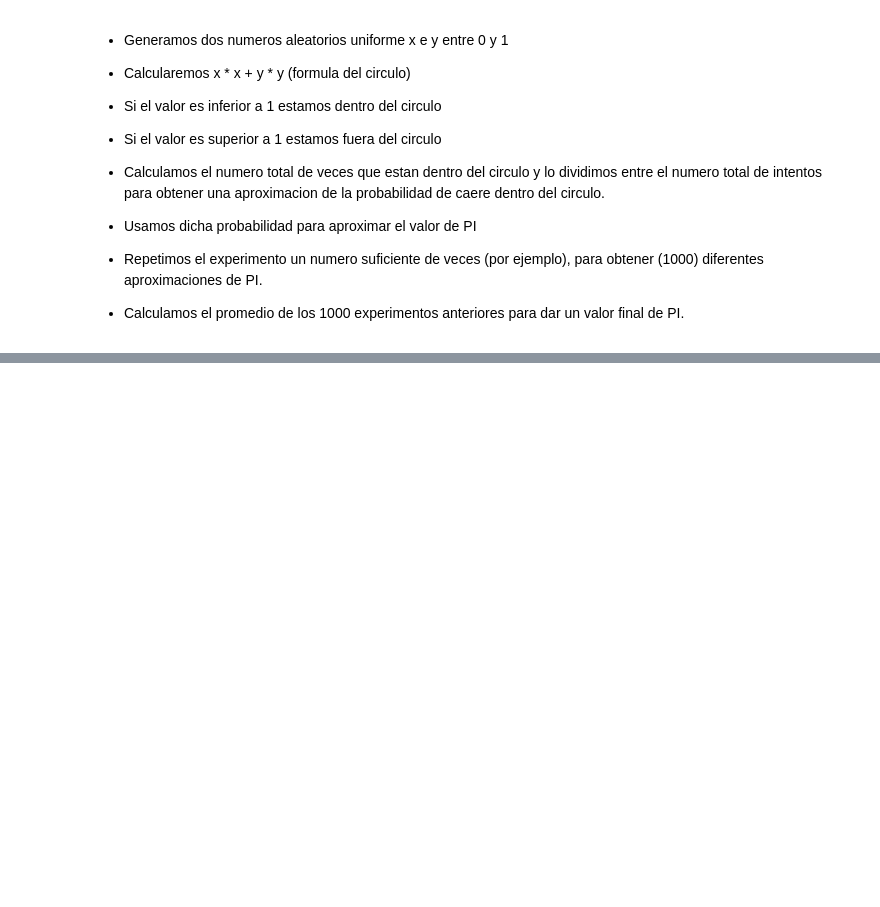
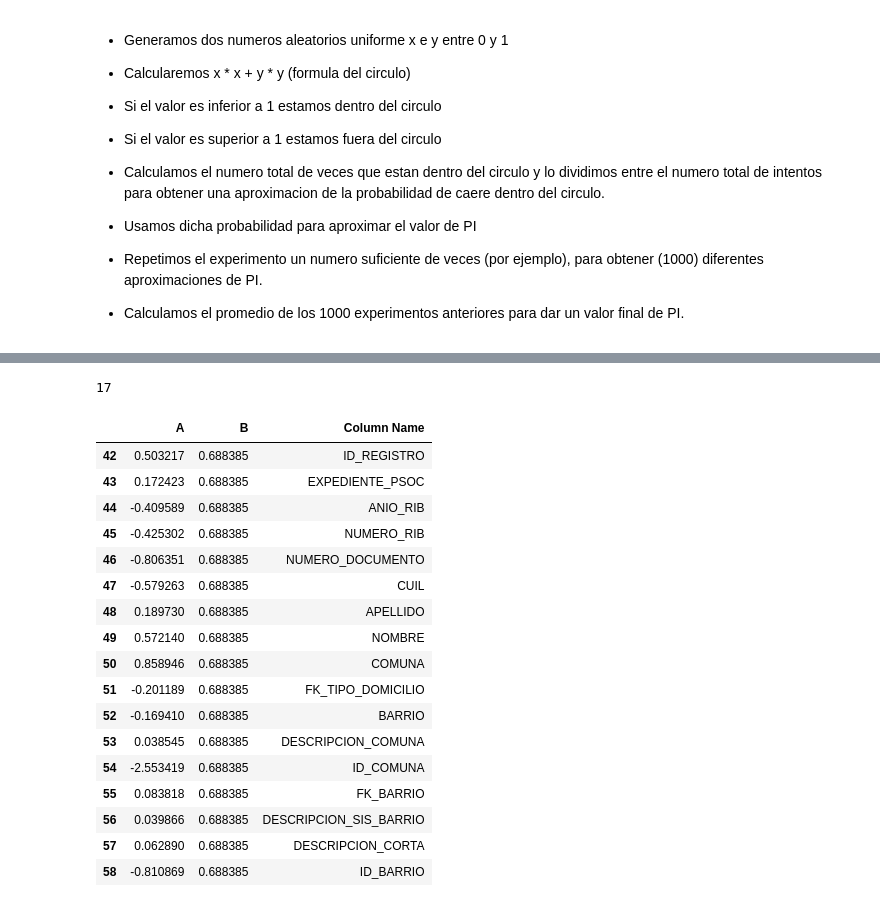
Before and after one commit to fedeflores25/Data-Science, a Jupyter notebook: T2- 2 - Data Cleaning - Funciones de distribucion de probabilidad.ipynb, the cells around one changed output, grey strips where cells are left out. Drawn from its saved outputs; the diff is of its cells as text; code cells hidden in the pictures; blank space fills up the shorter version.

```diff
--- a/T2- 2 - Data Cleaning - Funciones de distribucion de probabilidad.ipynb
+++ b/T2- 2 - Data Cleaning - Funciones de distribucion de probabilidad.ipynb
@@ -108,0 +162,2 @@ Valor aproximado final: 3.1415512000000008
+# %%
+data = pd.read_csv("C://Users/20385265035/Desktop/Proyectos de Python/datasets/PCLConComunas.txt",sep=";")
@@ -108,0 +173,36 @@ Valor aproximado final: 3.1415512000000008
+# %%
+colum_names = data.columns.values.tolist()
+# %%
+a = len(colum_names)
+a
+# %% [output]
+17
+# %%
+new_data = pd.DataFrame(
+    {
+        "A": np.random.randn(a),
+        "B": np.random.uniform(),
+        "Column Name": colum_names
+    }, index =range(42,42+a)
+)
+# %%
+new_data
+# %% [output]
+|  | A | B | Column Name |
+| 42 | 0.503217 | 0.688385 | ID_REGISTRO |
+| 43 | 0.172423 | 0.688385 | EXPEDIENTE_PSOC |
+| 44 | -0.409589 | 0.688385 | ANIO_RIB |
+| 45 | -0.425302 | 0.688385 | NUMERO_RIB |
+| 46 | -0.806351 | 0.688385 | NUMERO_DOCUMENTO |
+| 47 | -0.579263 | 0.688385 | CUIL |
+| 48 | 0.189730 | 0.688385 | APELLIDO |
+| 49 | 0.572140 | 0.688385 | NOMBRE |
+| 50 | 0.858946 | 0.688385 | COMUNA |
+| 51 | -0.201189 | 0.688385 | FK_TIPO_DOMICILIO |
+| 52 | -0.169410 | 0.688385 | BARRIO |
+| 53 | 0.038545 | 0.688385 | DESCRIPCION_COMUNA |
+| 54 | -2.553419 | 0.688385 | ID_COMUNA |
+| 55 | 0.083818 | 0.688385 | FK_BARRIO |
+| 56 | 0.039866 | 0.688385 | DESCRIPCION_SIS_BARRIO |
+| 57 | 0.062890 | 0.688385 | DESCRIPCION_CORTA |
+| 58 | -0.810869 | 0.688385 | ID_BARRIO |
```
Also changed, not shown: parts of 11 cells of this notebook.
